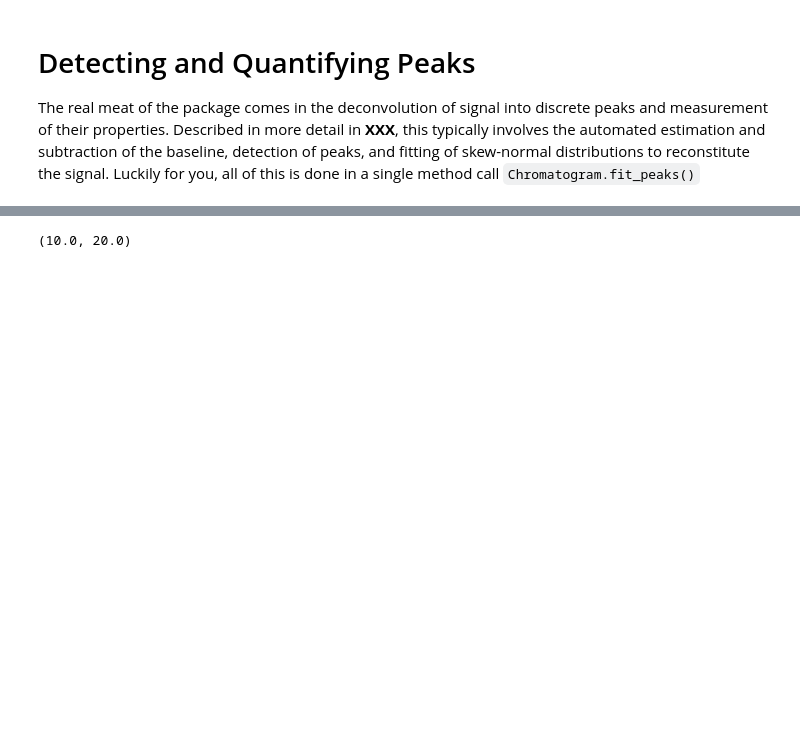
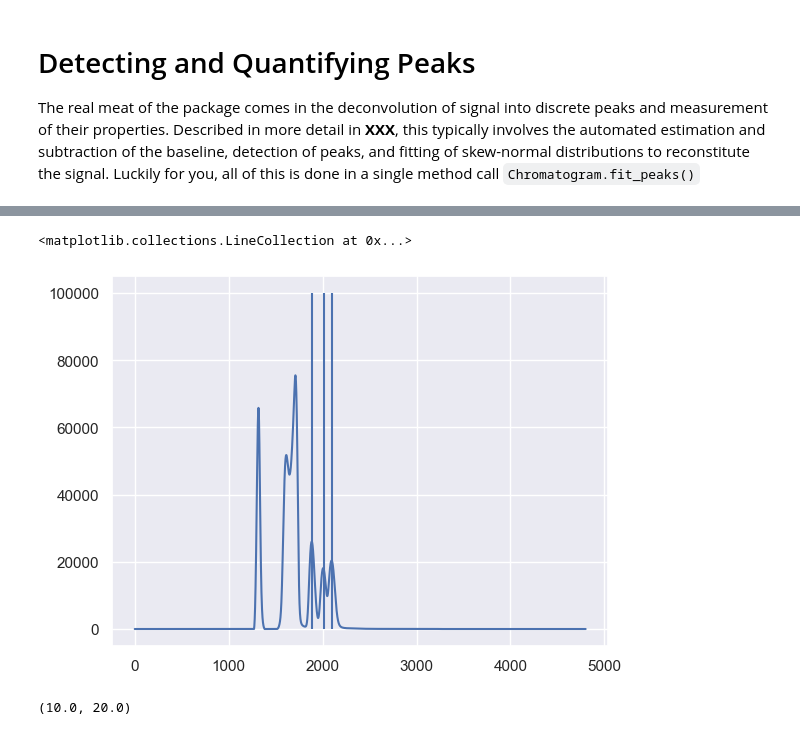
Before and after one commit to cremerlab/hplc-py, a Jupyter notebook: docs/source/getting_started/quickstart.ipynb, the cells around one changed output, grey strips where cells are left out. Cells and saved outputs as stored; diff of their text form; code cells hidden in the pictures; blank space fills up the shorter version.

```diff
--- a/docs/source/getting_started/quickstart.ipynb
+++ b/docs/source/getting_started/quickstart.ipynb
@@ -103 +149,11 @@ for g, d in chrom.window_df.groupby(['window_idx']):
+# %%
+import scipy.signal
+chrom._peak_indices
+intensity = chrom.df['signal'].values
+widths, _, _, _, = scipy.signal.peak_widths(intensity, chrom._peak_indices, rel_height=0.5)
+plt.plot(intensity)
+plt.vlines(chrom._peak_indices, 0, 1E5)
+# %% [output]
+<matplotlib.collections.LineCollection at 0x...>
+[figure, added]
 # %%
```
Also changed, not shown: parts of 10 cells of this notebook, 2 other files.
